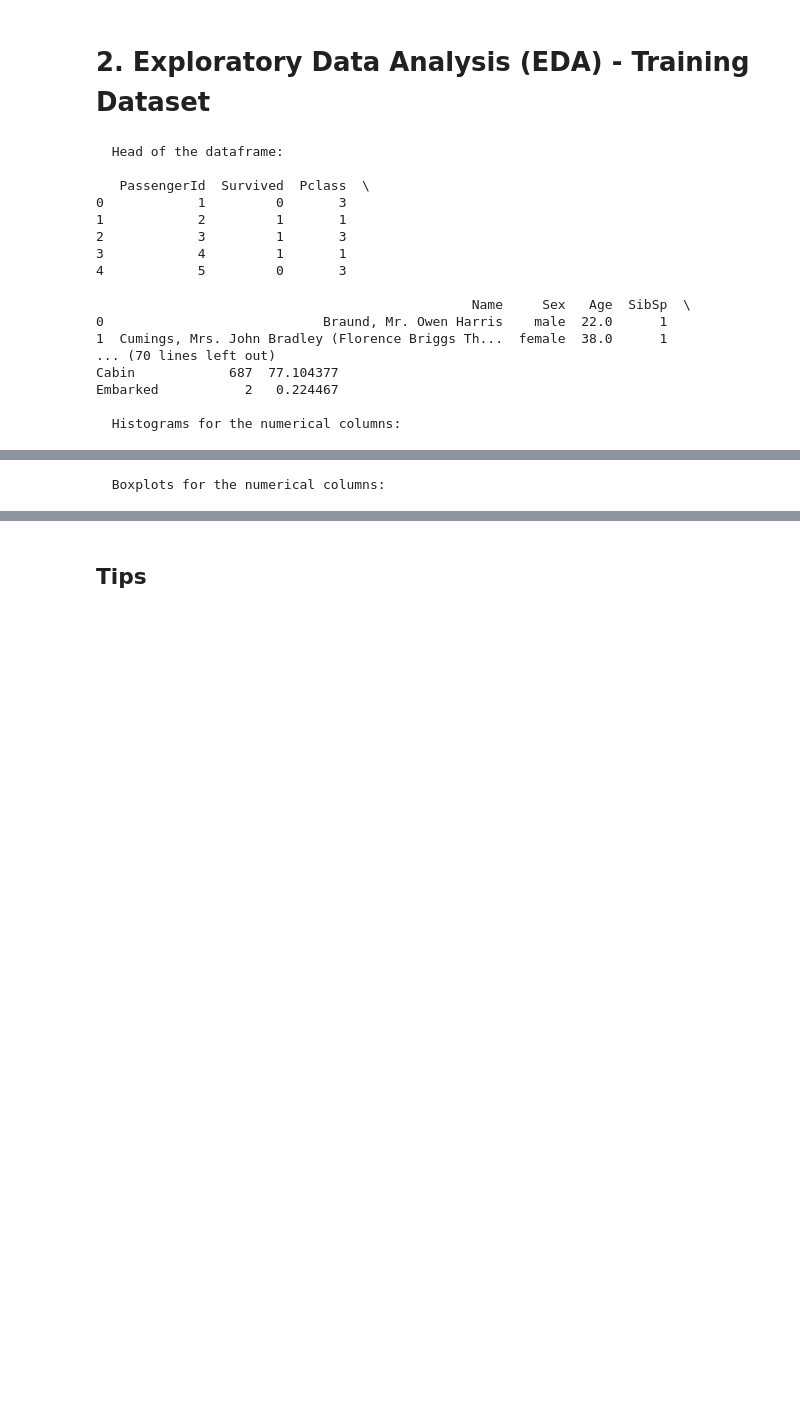
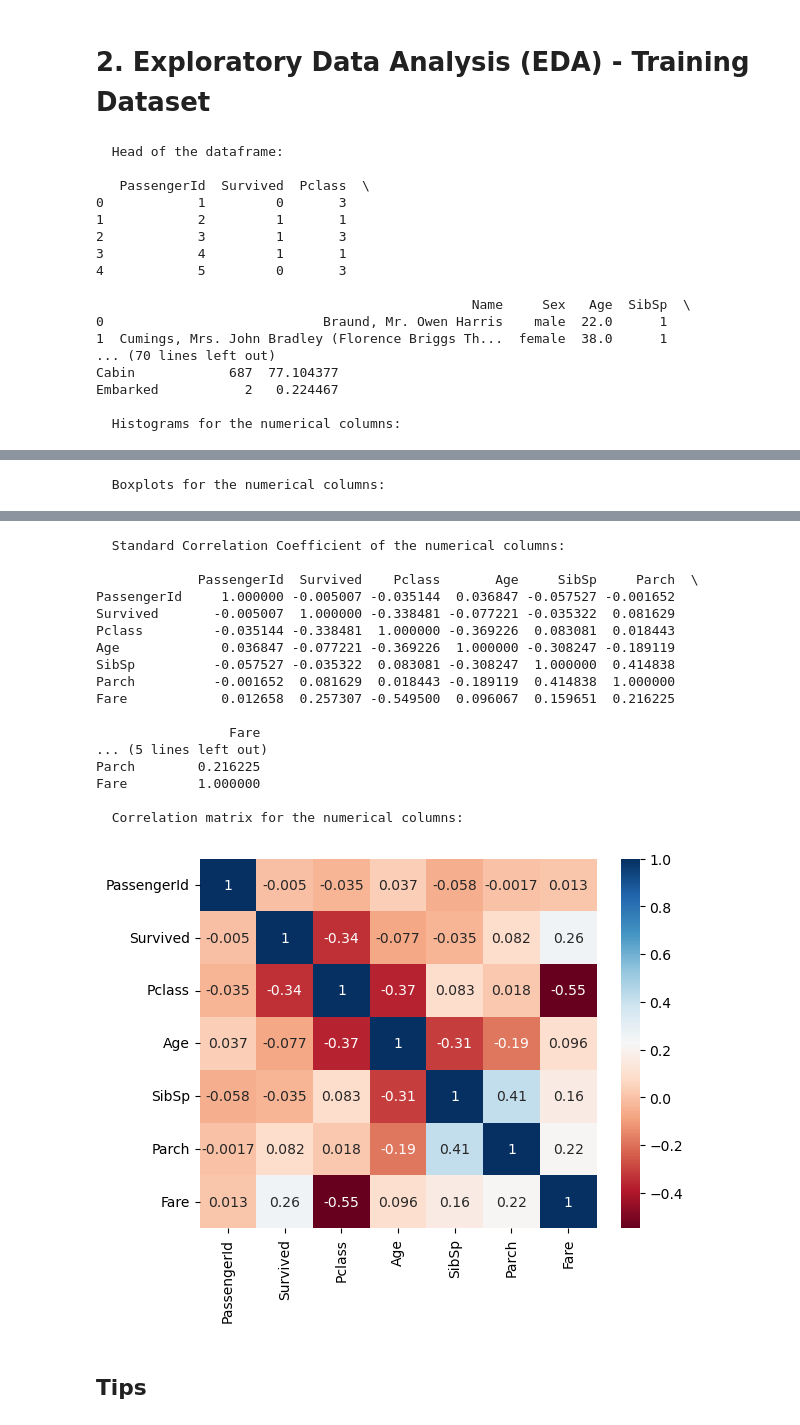
Before and after one commit to RamsesMDLC/Kaggle_Competitions, a Jupyter notebook: titanic-logistic-regression-model.ipynb, the cells around one changed output, grey strips where cells are left out. Saved outputs shown, nothing was run; the diff lists cells and outputs as text; code cells hidden in the pictures; blank space fills up the shorter version.

```diff
--- a/titanic-logistic-regression-model.ipynb
+++ b/titanic-logistic-regression-model.ipynb
@@ -49,33 +50,61 @@ def EDA(training_data):
   plt.show()
 
   # Plot boxplots for the numerical columns of the dataframe
   print("\n" +'\033[1m','\033[94m',"Boxplots for the numerical columns:", '\033[0m' + "\n")
   training_data.boxplot(figsize=(8,8), rot=90)
   plt.show()
 
+  #Print the "Standard Correlation Coefficient (also called, "Pearson's Correlation Coefficient" {r}) of the numerical columns" of the dataframe
+  print("\n" +'\033[1m','\033[94m', "Standard Correlation Coefficient of the numerical columns:", '\033[0m' + "\n")
+  print(training_data.corr())
+
+  # Plot heatmap of the "Standard Correlation Coefficient (also called, "Pearson's Correlation Coefficient" {r}) of the numerical columns" of the dataframe
+  print("\n" +'\033[1m','\033[94m', "Correlation matrix for the numerical columns:", '\033[0m' + "\n")
+  corr = training_data.corr()
+  sns.heatmap(corr, annot=True, cmap="RdBu")
+  plt.show()
+
 # Call the function
 EDA(training_data)
 # %% [output]
   Head of the dataframe:
 
    PassengerId  Survived  Pclass  \
 0            1         0       3
 1            2         1       1
 2            3         1       3
 3            4         1       1
 4            5         0       3
 
                                                 Name     Sex   Age  SibSp  \
 0                            Braund, Mr. Owen Harris    male  22.0      1
 1  Cumings, Mrs. John Bradley (Florence Briggs Th...  female  38.0      1
 ... (70 lines left out)
 Cabin            687  77.104377
 Embarked           2   0.224467
 
   Histograms for the numerical columns:
 [figure]
   Boxplots for the numerical columns:
 [figure]
+  Standard Correlation Coefficient of the numerical columns:
+
+             PassengerId  Survived    Pclass       Age     SibSp     Parch  \
+PassengerId     1.000000 -0.005007 -0.035144  0.036847 -0.057527 -0.001652
+Survived       -0.005007  1.000000 -0.338481 -0.077221 -0.035322  0.081629
+Pclass         -0.035144 -0.338481  1.000000 -0.369226  0.083081  0.018443
+Age             0.036847 -0.077221 -0.369226  1.000000 -0.308247 -0.189119
+SibSp          -0.057527 -0.035322  0.083081 -0.308247  1.000000  0.414838
+Parch          -0.001652  0.081629  0.018443 -0.189119  0.414838  1.000000
+Fare            0.012658  0.257307 -0.549500  0.096067  0.159651  0.216225
+
+                 Fare
+... (5 lines left out)
+Parch        0.216225
+Fare         1.000000
+
+  Correlation matrix for the numerical columns:
+[figure, added]
 # %% [markdown]
 ## __Tips__
 # %%
```
Also changed, not shown: parts of 4 cells of this notebook.
